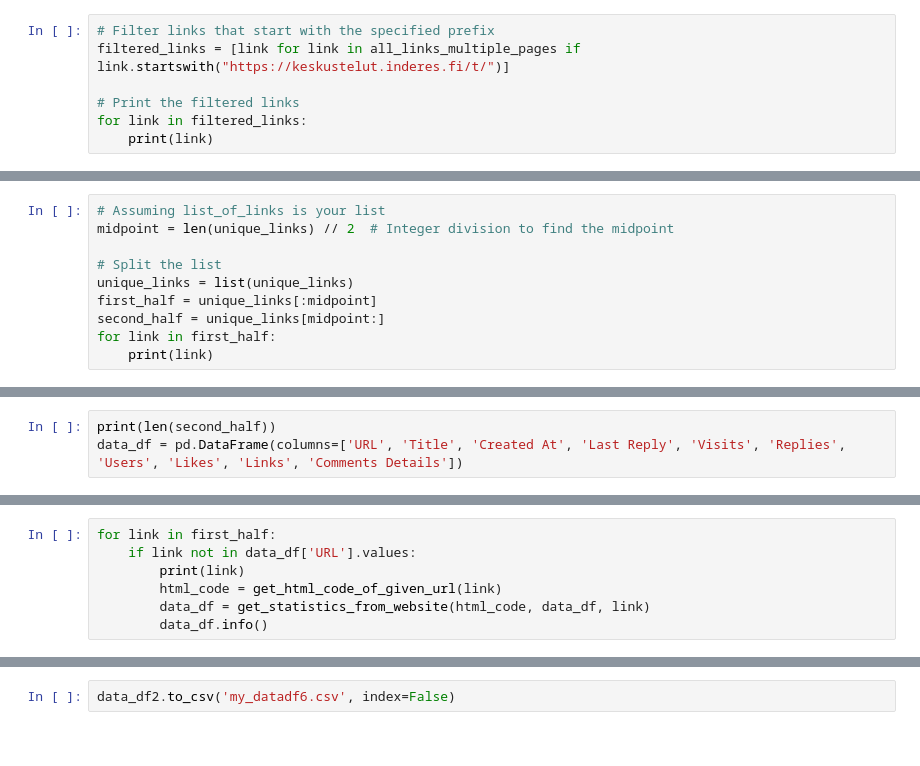
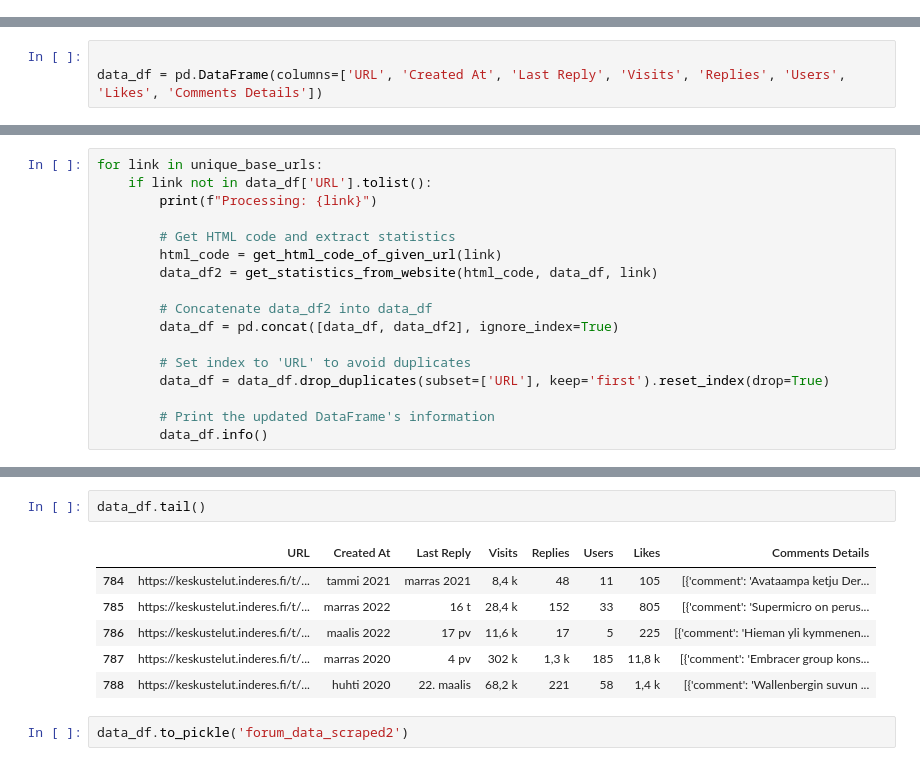
Before and after one commit to Tommimehtanen/Thesis, a Jupyter notebook: Data scraper Inderes.ipynb, the cells around one changed output, grey strips where cells are left out. Saved outputs shown, nothing was run; the diff lists cells and outputs as text.

Commit message:
Add files via upload
Data scraper after second iteration

```diff
--- a/Data scraper Inderes.ipynb
+++ b/Data scraper Inderes.ipynb
@@ -347,7 +326,0 @@ for link in all_links_multiple_pages:
-# %%
-# Filter links that start with the specified prefix
-filtered_links = [link for link in all_links_multiple_pages if link.startswith("https://keskustelut.inderes.fi/t/")]
-
-# Print the filtered links
-for link in filtered_links:
-    print(link)
@@ -371,10 +326,0 @@ for link in unique_links:
-# %%
-# Assuming list_of_links is your list
-midpoint = len(unique_links) // 2  # Integer division to find the midpoint
-
-# Split the list
-unique_links = list(unique_links)
-first_half = unique_links[:midpoint]
-second_half = unique_links[midpoint:]
-for link in first_half:
-    print(link)
@@ -381,3 +331,3 @@ for link in first_half:
 # %%
-print(len(second_half))
-data_df = pd.DataFrame(columns=['URL', 'Title', 'Created At', 'Last Reply', 'Visits', 'Replies', 'Users', 'Likes', 'Links', 'Comments Details'])
+
+data_df = pd.DataFrame(columns=['URL', 'Created At', 'Last Reply', 'Visits', 'Replies', 'Users', 'Likes', 'Comments Details'])
@@ -384,7 +352,17 @@ data_df = pd.DataFrame(columns=['URL', 'Title', 'Created At', 'Last Reply', 'Vis
 # %%
-for link in first_half:
-    if link not in data_df['URL'].values:
-        print(link)
+for link in unique_base_urls:
+    if link not in data_df['URL'].tolist():
+        print(f"Processing: {link}")
+
+        # Get HTML code and extract statistics
         html_code = get_html_code_of_given_url(link)
-        data_df = get_statistics_from_website(html_code, data_df, link)
+        data_df2 = get_statistics_from_website(html_code, data_df, link)
+
+        # Concatenate data_df2 into data_df
+        data_df = pd.concat([data_df, data_df2], ignore_index=True)
+
+        # Set index to 'URL' to avoid duplicates
+        data_df = data_df.drop_duplicates(subset=['URL'], keep='first').reset_index(drop=True)
+
+        # Print the updated DataFrame's information
         data_df.info()
@@ -400,2 +387,11 @@ for link in second_half:
-# %%
-data_df2.to_csv('my_datadf6.csv', index=False)
+# %%
+data_df.tail()
+# %% [output]
+|  | URL | Created At | Last Reply | Visits | Replies | Users | Likes | Comments Details |
+| 784 | https://keskustelut.inderes.fi/t/... | tammi 2021 | marras 2021 | 8,4 k | 48 | 11 | 105 | [{'comment': 'Avataampa ketju Der... |
+| 785 | https://keskustelut.inderes.fi/t/... | marras 2022 | 16 t | 28,4 k | 152 | 33 | 805 | [{'comment': 'Supermicro on perus... |
+| 786 | https://keskustelut.inderes.fi/t/... | maalis 2022 | 17 pv | 11,6 k | 17 | 5 | 225 | [{'comment': 'Hieman yli kymmenen... |
+| 787 | https://keskustelut.inderes.fi/t/... | marras 2020 | 4 pv | 302 k | 1,3 k | 185 | 11,8 k | [{'comment': 'Embracer group kons... |
+| 788 | https://keskustelut.inderes.fi/t/... | huhti 2020 | 22. maalis | 68,2 k | 221 | 58 | 1,4 k | [{'comment': 'Wallenbergin suvun ... |
+# %%
+data_df.to_pickle('forum_data_scraped2')
```
Also changed, not shown: parts of 23 cells of this notebook.
